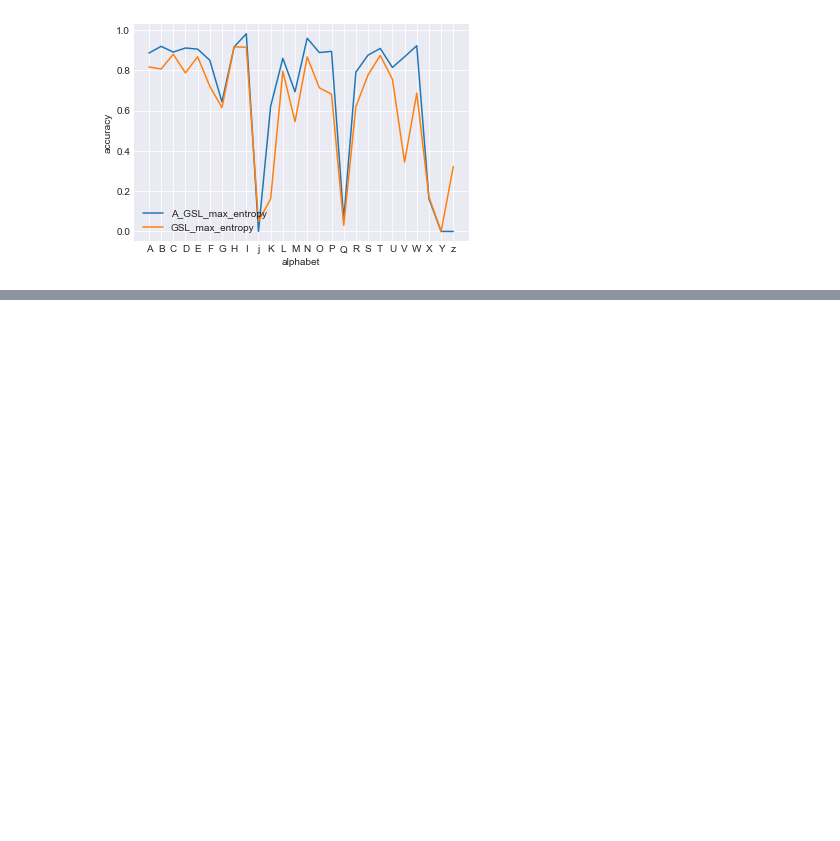
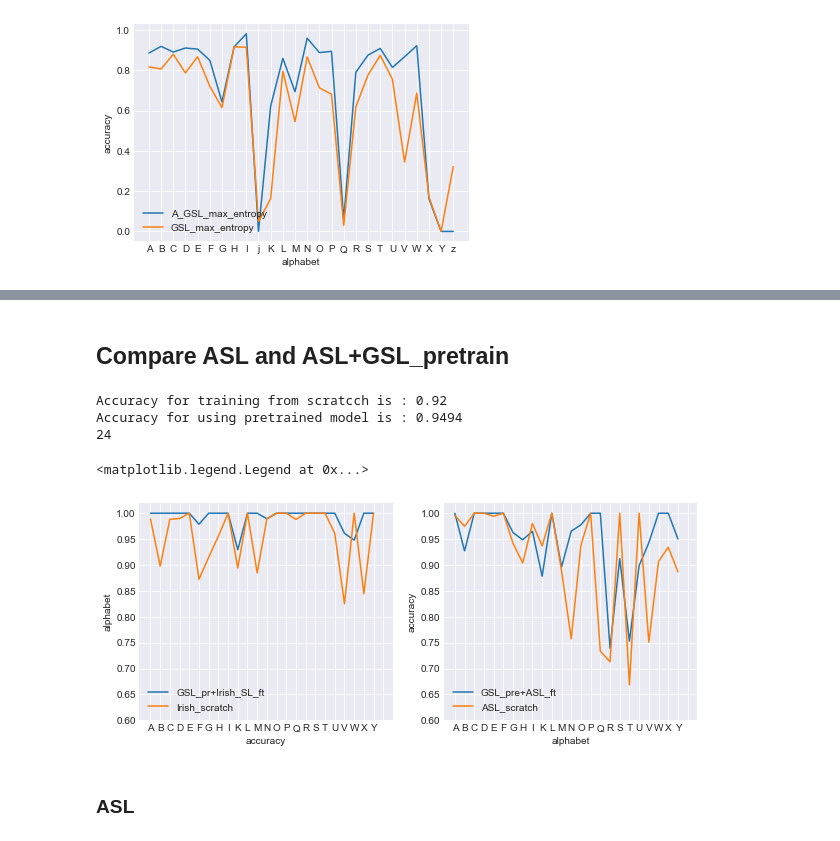
Before and after one commit to ShuaiWang97/AI_Sign_language, a Jupyter notebook: active_learning/DBALwithImgData-main/visualize.ipynb, the cells around one changed output, grey strips where cells are left out. Saved outputs shown, nothing was run; the diff lists cells and outputs as text; code cells hidden in the pictures; blank space fills up the shorter version.

```diff
--- a/active_learning/DBALwithImgData-main/visualize.ipynb
+++ b/active_learning/DBALwithImgData-main/visualize.ipynb
@@ -369,0 +407,50 @@ ax.legend(loc=3)
+# %% [markdown]
+## Compare ASL and ASL+GSL_pretrain
+# %%
+#Confusion matrix for 1 unweighted
+ASL_scratch_var = np.genfromtxt("con_mat/con_mat_ASL_MNIST_imbal_novar_.csv", delimiter=',')
+ASL_GSL_pre_var = np.genfromtxt("con_mat/con_mat_ASL_MNIST_imbal_yesvar_.csv", delimiter=',')
+sum(ASL_scratch_var.diagonal())/sum(sum(ASL_scratch_var))
+print("Accuracy for training from scratcch is :", sum(ASL_scratch_var.diagonal())/sum(sum(ASL_scratch_var)))
+,
+sum(ASL_GSL_pre_var.diagonal())/sum(sum(ASL_GSL_pre_var))
+print("Accuracy for using pretrained model is :", sum(ASL_GSL_pre_var.diagonal())/sum(sum(ASL_GSL_pre_var)))
+
+ASL_scratch_var =ASL_scratch_var.diagonal()/ASL_scratch_var.sum(axis=1)
+ASL_GSL_pre_var =ASL_GSL_pre_var.diagonal()/ASL_GSL_pre_var.sum(axis=1)
+print(len(ASL_GSL_pre_var))
+# %% [output]
+Accuracy for training from scratcch is : 0.92
+Accuracy for using pretrained model is : 0.9494
+24
+# %%
+all_Alphabet_list=["A","B","C","D","E","F","G","H","I","K","L","M","N","O","P","Q","R","S","T","U","V","W","X","Y"]
+
+figure, [ax1,ax2] = plt.subplots(1,2)
+figure.set_size_inches(10, 4)
+
+ax1.plot([i for i in range(24)], Irish_GSL_pre_var, label="GSL_pr+Irish_SL_ft")
+ax1.plot([i for i in range(24)], Irish_scratch_var, label="Irish_scratch")
+
+ax1.set_xticks([i for i in range(26)])
+ax1.set_ylim([0.6, 1.02])
+ax1.set_xlabel("accuracy")
+ax1.set_ylabel("alphabet")
+ax1.set_xticklabels( all_Alphabet_list )
+ax1.legend(loc=3)
+
+
+
+ax2.plot([i for i in range(24)], ASL_GSL_pre_var, label="GSL_pre+ASL_ft")
+ax2.plot([i for i in range(24)], ASL_scratch_var, label="ASL_scratch")
+ax2.set_xticks([i for i in range(26)])
+plt.ylabel("accuracy")
+plt.xlabel("alphabet")
+ax2.set_xticklabels( all_Alphabet_list )
+ax2.set_ylim([0.6, 1.02])
+ax2.legend(loc=3)
+# %% [output]
+<matplotlib.legend.Legend at 0x...>
+[figure, added]
+# %% [markdown]
+### ASL
```
Also changed, not shown: parts of 28 cells of this notebook, 4 other files.
